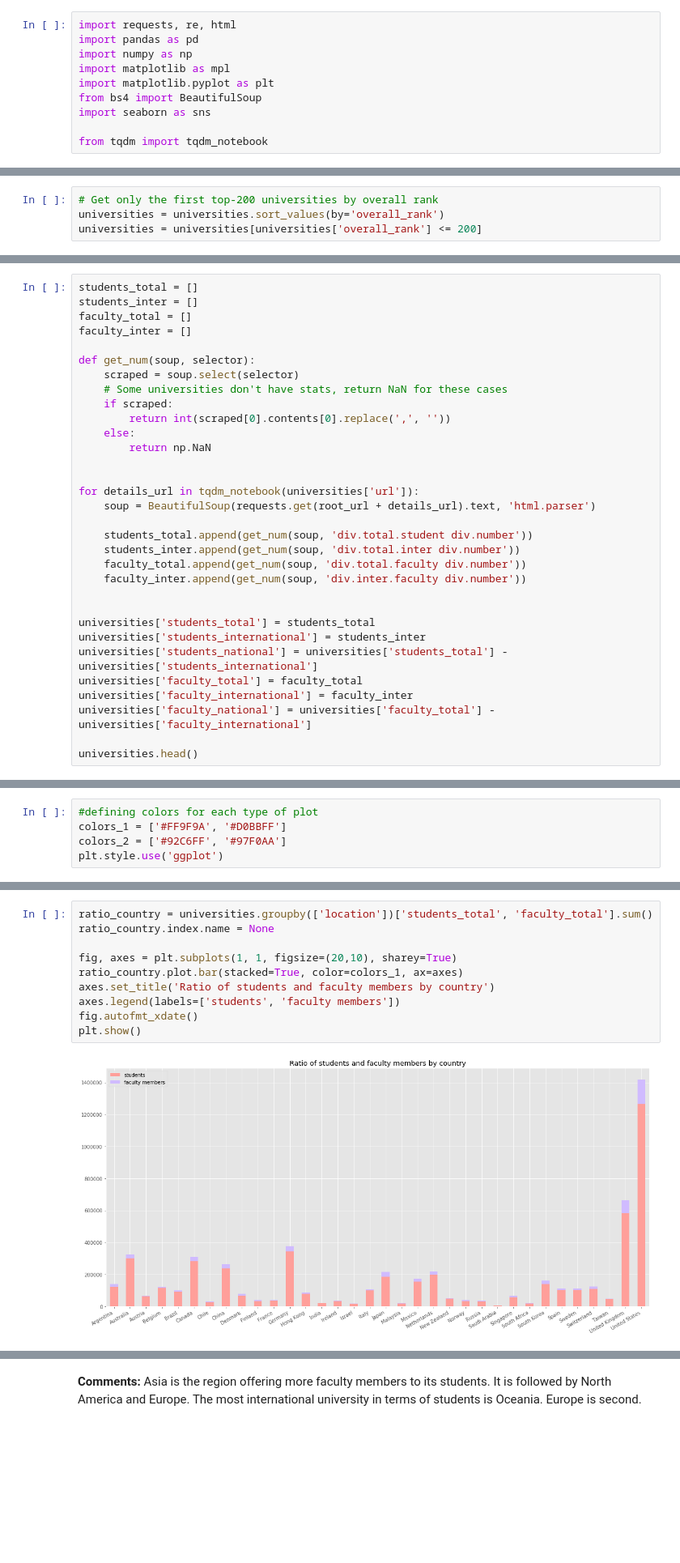
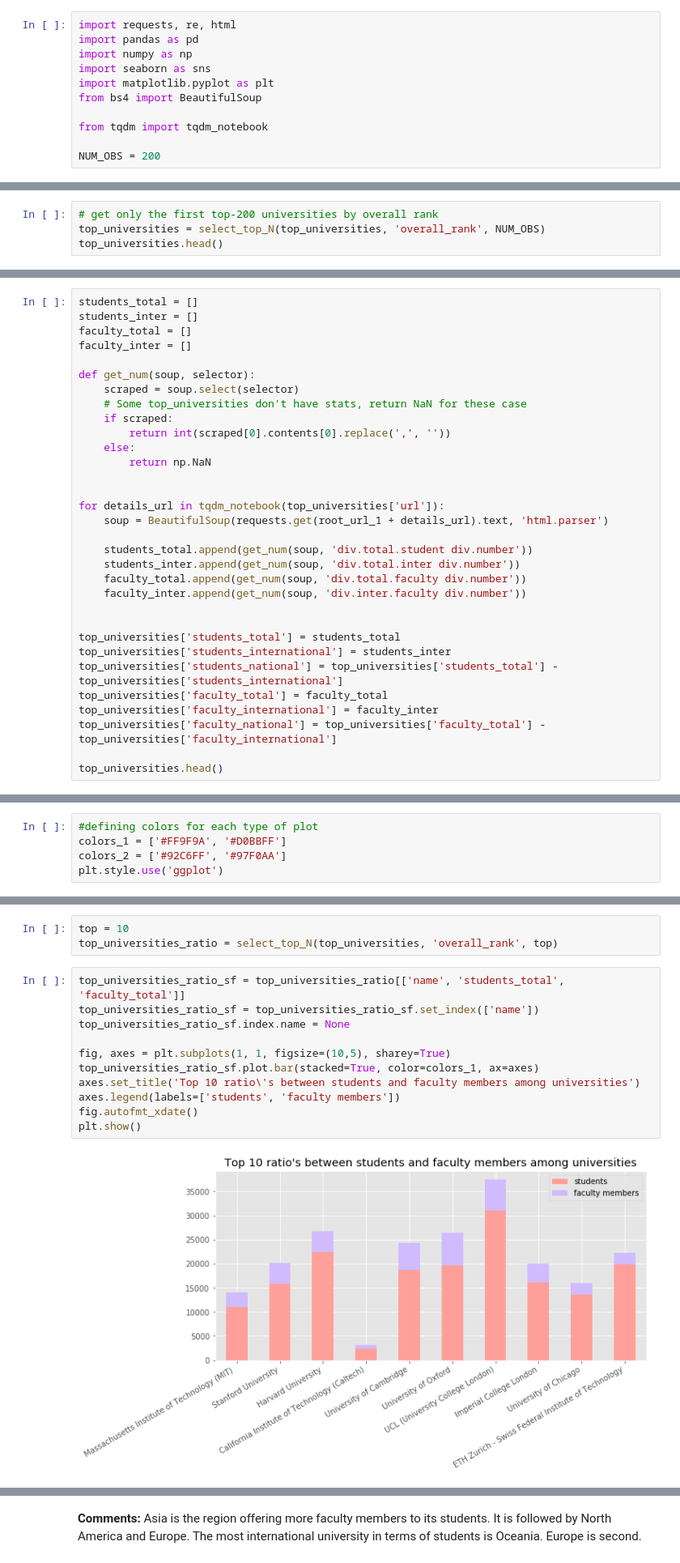
Before and after one commit to Timonzimm/CS-401, a Jupyter notebook: HW02/Homework 2.ipynb, the cells around one changed output, grey strips where cells are left out. Shown at 81% size. Saved outputs shown, nothing was run; the diff lists cells and outputs as text; blank space fills up the shorter version.

```diff
--- a/HW02/Homework 2.ipynb
+++ b/HW02/Homework 2.ipynb
@@ -36,9 +36,10 @@ Hints:
 import requests, re, html
 import pandas as pd
 import numpy as np
-import matplotlib as mpl
+import seaborn as sns
 import matplotlib.pyplot as plt
 from bs4 import BeautifulSoup
-import seaborn as sns
 
 from tqdm import tqdm_notebook
+
+NUM_OBS = 200
@@ -68,4 +77,4 @@ universities.head()
 # %%
-# Get only the first top-200 universities by overall rank
-universities = universities.sort_values(by='overall_rank')
-universities = universities[universities['overall_rank'] <= 200]
+# get only the first top-200 universities by overall rank
+top_universities = select_top_N(top_universities, 'overall_rank', NUM_OBS)
+top_universities.head()
@@ -77,15 +93,15 @@ faculty_inter = []
 
 def get_num(soup, selector):
     scraped = soup.select(selector)
-    # Some universities don't have stats, return NaN for these cases
+    # Some top_universities don't have stats, return NaN for these case
     if scraped:
         return int(scraped[0].contents[0].replace(',', ''))
     else:
         return np.NaN
 
 
-for details_url in tqdm_notebook(universities['url']):
-    soup = BeautifulSoup(requests.get(root_url + details_url).text, 'html.parser')
+for details_url in tqdm_notebook(top_universities['url']):
+    soup = BeautifulSoup(requests.get(root_url_1 + details_url).text, 'html.parser')
 
     students_total.append(get_num(soup, 'div.total.student div.number'))
     students_inter.append(get_num(soup, 'div.total.inter div.number'))
@@ -93,14 +109,14 @@ for details_url in tqdm_notebook(universities['url']):
     faculty_inter.append(get_num(soup, 'div.inter.faculty div.number'))
 
 
-universities['students_total'] = students_total
-universities['students_international'] = students_inter
-universities['students_national'] = universities['students_total'] - universities['students_international']
-universities['faculty_total'] = faculty_total
-universities['faculty_international'] = faculty_inter
-universities['faculty_national'] = universities['faculty_total'] - universities['faculty_international']
+top_universities['students_total'] = students_total
+top_universities['students_international'] = students_inter
+top_universities['students_national'] = top_universities['students_total'] - top_universities['students_international']
+top_universities['faculty_total'] = faculty_total
+top_universities['faculty_international'] = faculty_inter
+top_universities['faculty_national'] = top_universities['faculty_total'] - top_universities['faculty_international']
 
-universities.head()
+top_universities.head()
 # %% [output]
 |  | overall_rank | location | region | name | url | students_total | students_international | ... |
 | 0 | 1 | United States | North America | Massachusetts Institute of Techno... | /universities/massachusetts-insti... | 11067.0 | 3717.0 | ... |
@@ -124,13 +138,17 @@ plt.style.use('ggplot')
+# %%
+top = 10
+top_universities_ratio = select_top_N(top_universities, 'overall_rank', top)
 # %%
-ratio_country = universities.groupby(['location'])['students_total', 'faculty_total'].sum()
-ratio_country.index.name = None
+top_universities_ratio_sf = top_universities_ratio[['name', 'students_total', 'faculty_total']]
+top_universities_ratio_sf = top_universities_ratio_sf.set_index(['name'])
+top_universities_ratio_sf.index.name = None
 
-fig, axes = plt.subplots(1, 1, figsize=(20,10), sharey=True)
-ratio_country.plot.bar(stacked=True, color=colors_1, ax=axes)
-axes.set_title('Ratio of students and faculty members by country')
+fig, axes = plt.subplots(1, 1, figsize=(10,5), sharey=True)
+top_universities_ratio_sf.plot.bar(stacked=True, color=colors_1, ax=axes)
+axes.set_title('Top 10 ratio\'s between students and faculty members among universities')
 axes.legend(labels=['students', 'faculty members'])
 fig.autofmt_xdate()
 plt.show()
 # %% [output]
-[figure, old version]
+[figure, new version]
 # %% [markdown]
```
Also changed, not shown: parts of 31 cells of this notebook.
